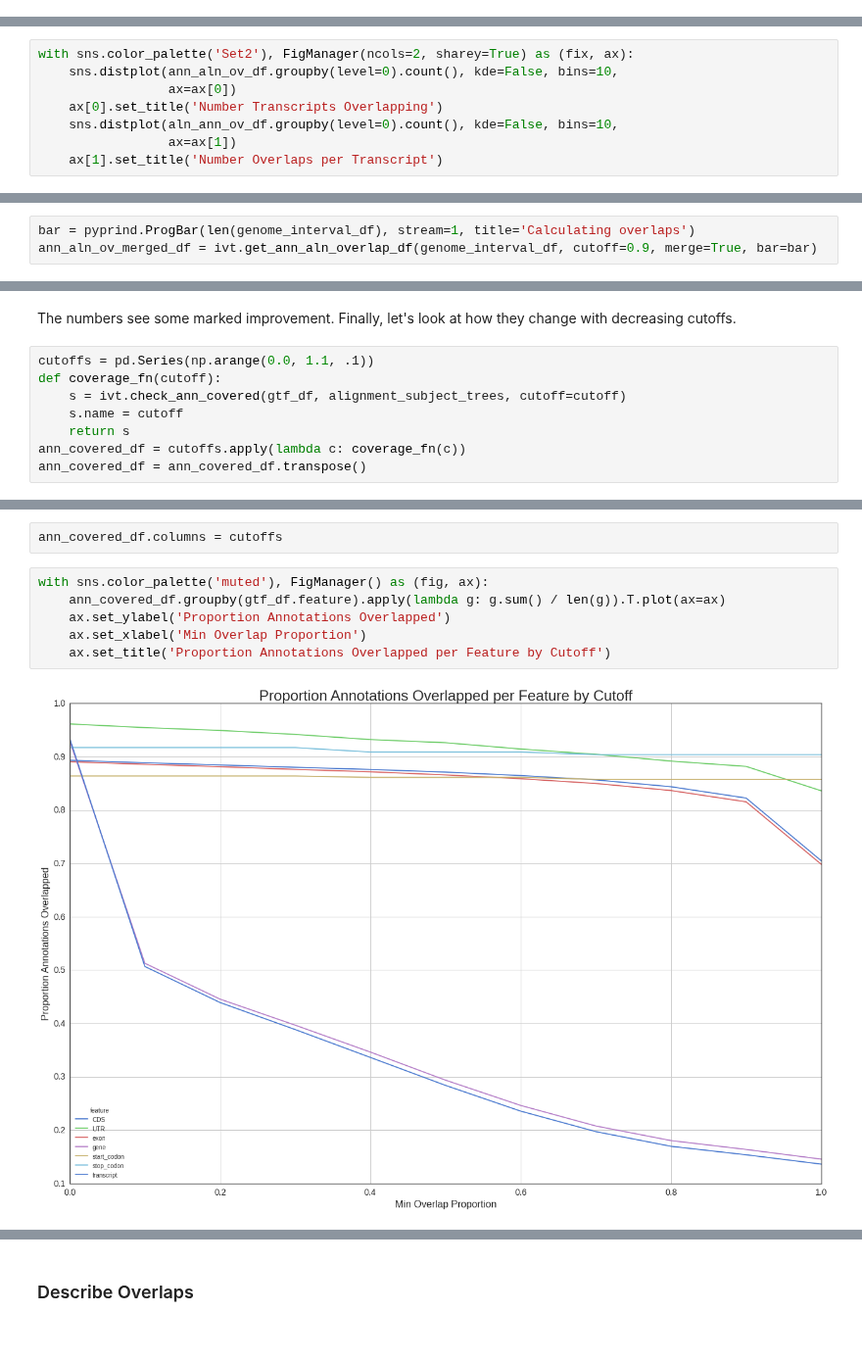
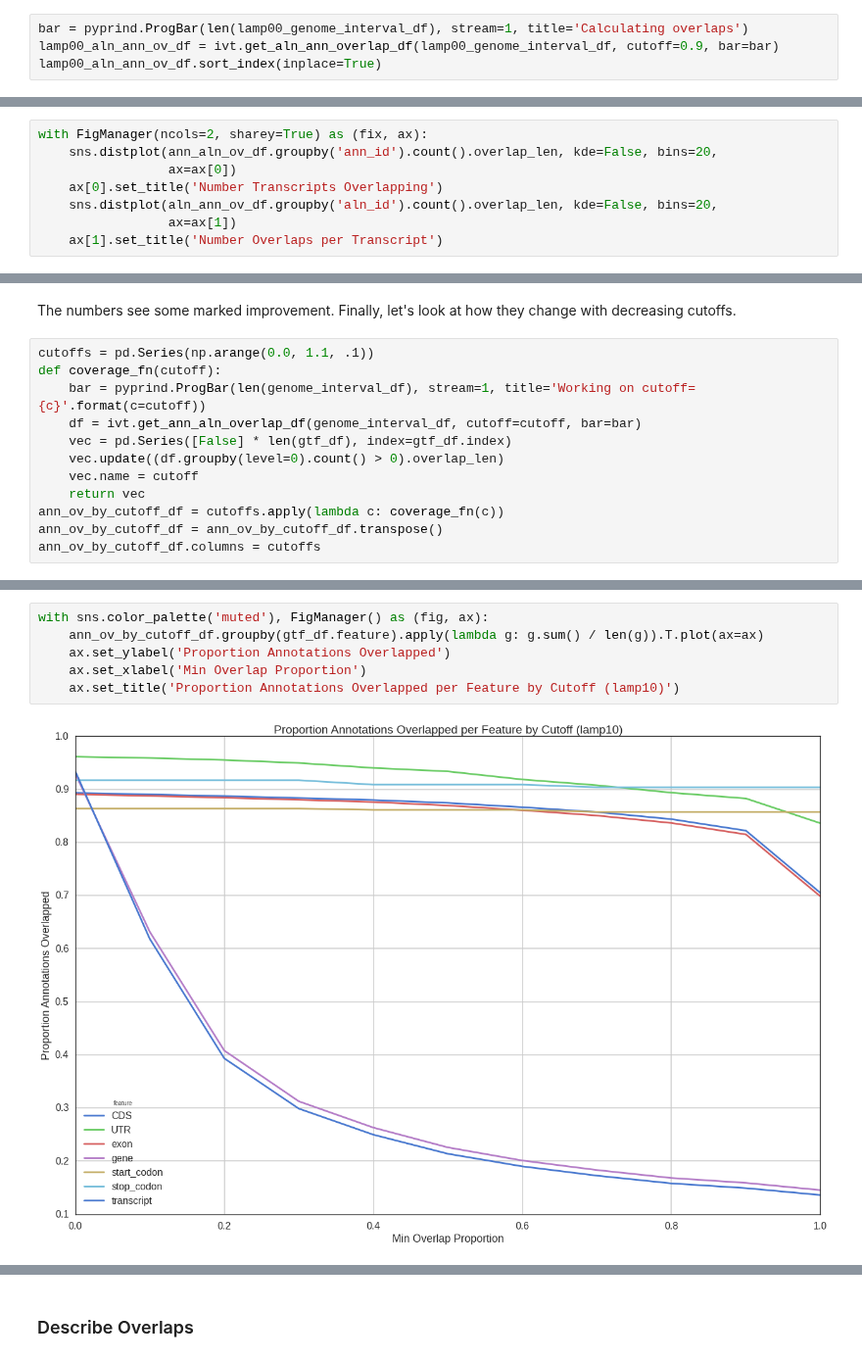
Before and after one commit to standage/2015-petMarSB, a Jupyter notebook: notebooks/petmar-cross-validate.ipynb, the cells around one changed output, grey strips where cells are left out. Shown at 98% size. Cells and saved outputs as stored; diff of their text form.

```diff
--- a/notebooks/petmar-cross-validate.ipynb
+++ b/notebooks/petmar-cross-validate.ipynb
@@ -245,0 +301,4 @@ store['lamp10_aln_ann_ov_df'] = aln_ann_ov_df
+# %%
+bar = pyprind.ProgBar(len(lamp00_genome_interval_df), stream=1, title='Calculating overlaps')
+lamp00_aln_ann_ov_df = ivt.get_aln_ann_overlap_df(lamp00_genome_interval_df, cutoff=0.9, bar=bar)
+lamp00_aln_ann_ov_df.sort_index(inplace=True)
@@ -248,9 +338,9 @@ store['lamp10_aln_ann_ov_df'] = aln_ann_ov_df
 # %%
-with sns.color_palette('Set2'), FigManager(ncols=2, sharey=True) as (fix, ax):
-    sns.distplot(ann_aln_ov_df.groupby(level=0).count(), kde=False, bins=10,
+with FigManager(ncols=2, sharey=True) as (fix, ax):
+    sns.distplot(ann_aln_ov_df.groupby('ann_id').count().overlap_len, kde=False, bins=20,
                  ax=ax[0])
     ax[0].set_title('Number Transcripts Overlapping')
-    sns.distplot(aln_ann_ov_df.groupby(level=0).count(), kde=False, bins=10,
+    sns.distplot(aln_ann_ov_df.groupby('aln_id').count().overlap_len, kde=False, bins=20,
                  ax=ax[1])
     ax[1].set_title('Number Overlaps per Transcript')
 # %% [output]
@@ -258,5 +348,2 @@ with sns.color_palette('Set2'), FigManager(ncols=2, sharey=True) as (fix, ax):
 # %% [markdown]
 Nothing suprising here -- most transcripts overlap 1 feature, and most features are overlapped by 1 transcript; there are many more transcripts than features.
-# %%
-bar = pyprind.ProgBar(len(genome_interval_df), stream=1, title='Calculating overlaps')
-ann_aln_ov_merged_df = ivt.get_ann_aln_overlap_df(genome_interval_df, cutoff=0.9, merge=True, bar=bar)
@@ -312,8 +457,12 @@ The numbers see some marked improvement. Finally, let's look at how they change
 # %%
 cutoffs = pd.Series(np.arange(0.0, 1.1, .1))
 def coverage_fn(cutoff):
-    s = ivt.check_ann_covered(gtf_df, alignment_subject_trees, cutoff=cutoff)
-    s.name = cutoff
-    return s
-ann_covered_df = cutoffs.apply(lambda c: coverage_fn(c))
-ann_covered_df = ann_covered_df.transpose()
+    bar = pyprind.ProgBar(len(genome_interval_df), stream=1, title='Working on cutoff={c}'.format(c=cutoff))
+    df = ivt.get_ann_aln_overlap_df(genome_interval_df, cutoff=cutoff, bar=bar)
+    vec = pd.Series([False] * len(gtf_df), index=gtf_df.index)
+    vec.update((df.groupby(level=0).count() > 0).overlap_len)
+    vec.name = cutoff
+    return vec
+ann_ov_by_cutoff_df = cutoffs.apply(lambda c: coverage_fn(c))
+ann_ov_by_cutoff_df = ann_ov_by_cutoff_df.transpose()
+ann_ov_by_cutoff_df.columns = cutoffs
@@ -320,10 +487,8 @@ ann_covered_df = ann_covered_df.transpose()
-# %%
-ann_covered_df.columns = cutoffs
 # %%
 with sns.color_palette('muted'), FigManager() as (fig, ax):
-    ann_covered_df.groupby(gtf_df.feature).apply(lambda g: g.sum() / len(g)).T.plot(ax=ax)
+    ann_ov_by_cutoff_df.groupby(gtf_df.feature).apply(lambda g: g.sum() / len(g)).T.plot(ax=ax)
     ax.set_ylabel('Proportion Annotations Overlapped')
     ax.set_xlabel('Min Overlap Proportion')
-    ax.set_title('Proportion Annotations Overlapped per Feature by Cutoff')
+    ax.set_title('Proportion Annotations Overlapped per Feature by Cutoff (lamp10)')
 # %% [output]
-[figure, old version]
+[figure, new version]
```
Also changed, not shown: parts of 70 cells of this notebook, 2 other files.
